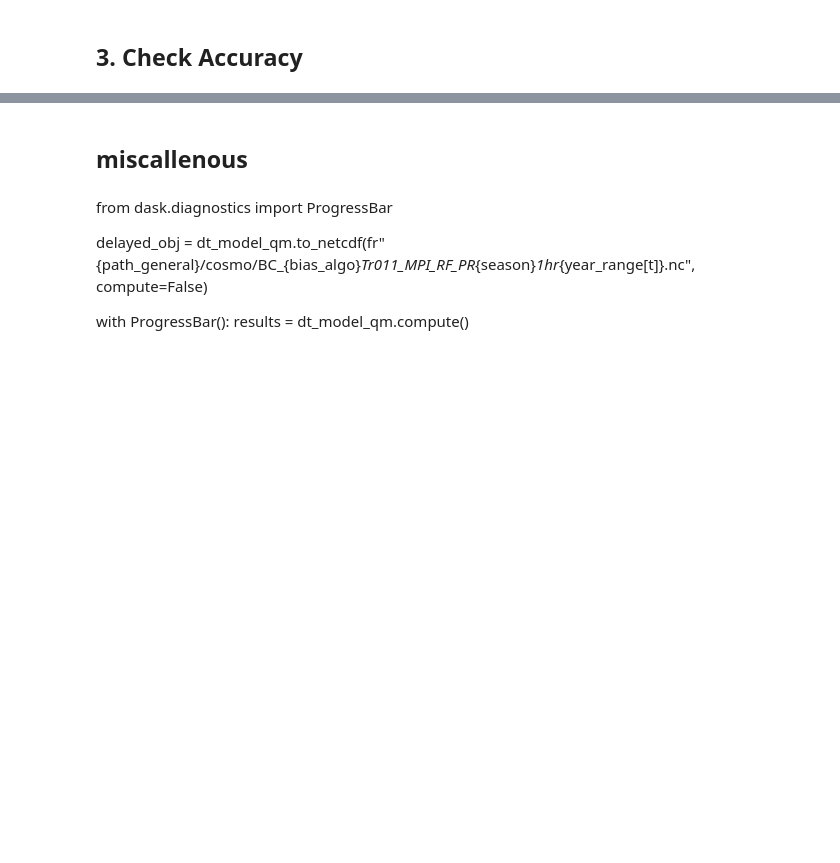
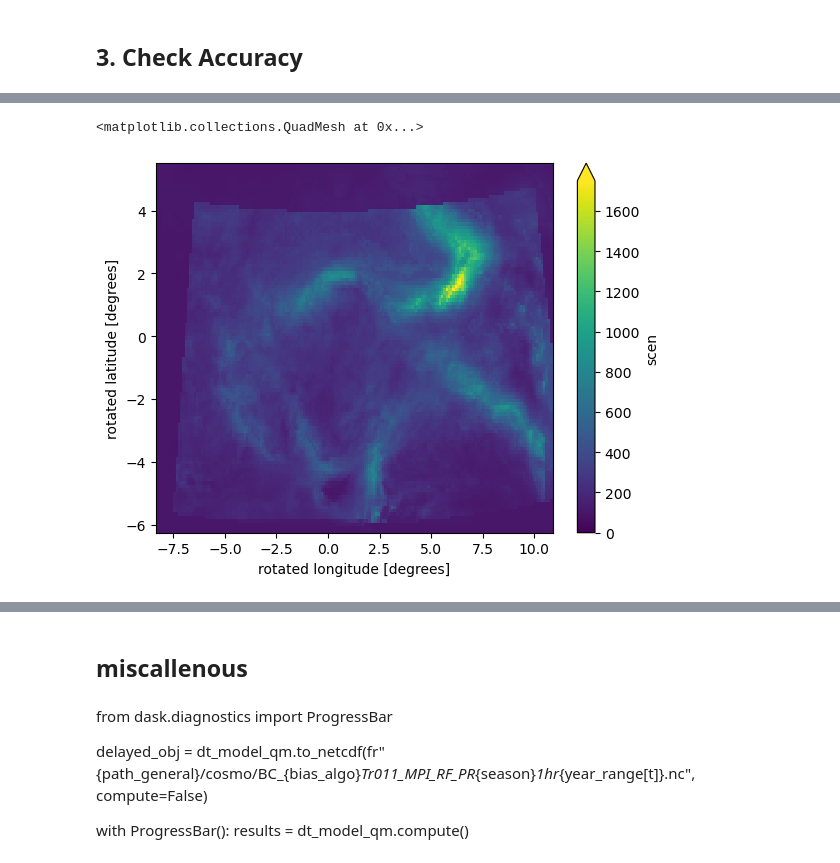
Before and after one commit to donmezkutay/msc-thesis-codes, a Jupyter notebook: bias_correction2_adjust_model.ipynb, the cells around one changed output, grey strips where cells are left out. Drawn from its saved outputs; the diff is of its cells as text; code cells hidden in the pictures; blank space fills up the shorter version.

```diff
--- a/bias_correction2_adjust_model.ipynb
+++ b/bias_correction2_adjust_model.ipynb
@@ -237,0 +255,6 @@ jj.transpose('time', 'rlat', 'rlon')['scen'].sum(dim='time').plot()
+# %%
+# era5land
+jj.transpose('time', 'rlat', 'rlon')['scen'].sum(dim='time').plot(vmin=0, vmax=1750)
+# %% [output]
+<matplotlib.collections.QuadMesh at 0x...>
+[figure, added]
```
Also changed, not shown: parts of 10 cells of this notebook.
